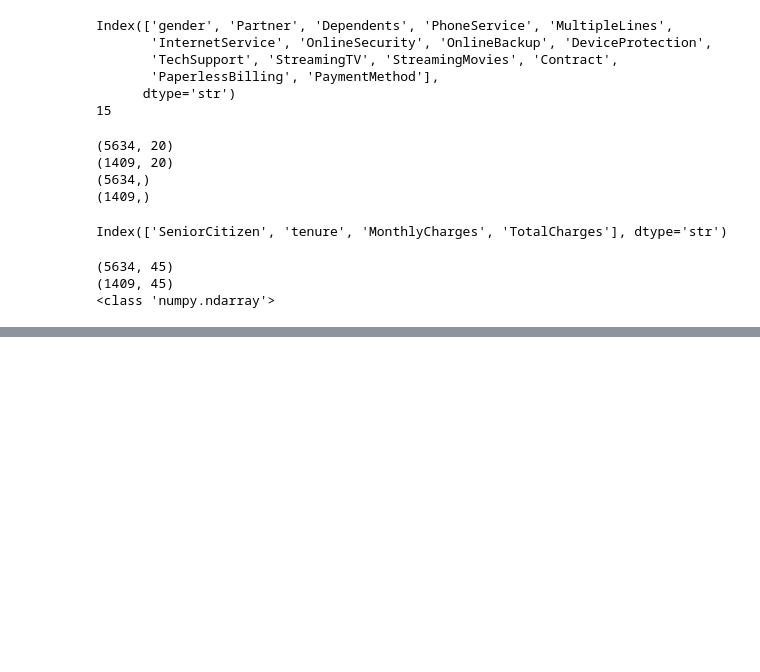
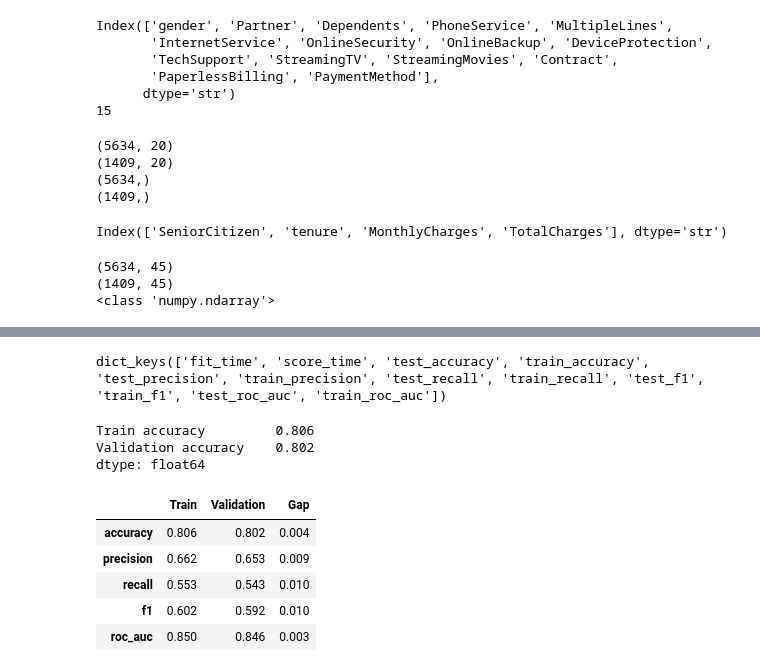
Before and after one commit to Maaahdi-Mohseni/customer-intelligence-platform, a Jupyter notebook: notebooks/01_data_exploration.ipynb, the cells around one changed output, grey strips where cells are left out. Saved outputs shown, nothing was run; the diff lists cells and outputs as text; code cells hidden in the pictures; blank space fills up the shorter version.

```diff
--- a/notebooks/01_data_exploration.ipynb
+++ b/notebooks/01_data_exploration.ipynb
@@ -353,0 +635,47 @@ print(type(x_train_processed))
+# %%
+cv_results = cross_validate(
+    pipeline,
+    x_train,
+    y_train,
+    cv=cv,
+    scoring=scoring,
+    n_jobs=-1,
+    return_train_score=True
+)
+# %%
+cv_results.keys()
+# %% [output]
+dict_keys(['fit_time', 'score_time', 'test_accuracy', 'train_accuracy', 'test_precision', 'train_precision', 'test_recall', 'train_recall', 'test_f1', 'train_f1', 'test_roc_auc', 'train_roc_auc'])
+# %%
+accuracy_comparison = {
+    "Train accuracy" : cv_results["train_accuracy"].mean(),
+    "Validation accuracy" : cv_results["test_accuracy"].mean()
+}
+pd.Series(accuracy_comparison).round(3)
+# %% [output]
+Train accuracy         0.806
+Validation accuracy    0.802
+dtype: float64
+# %%
+metrics = list(scoring.keys())
+
+performance_comparison = pd.DataFrame({
+    "Train" : [
+        cv_results[f"train_{metric}"].mean() for metric in metrics
+    ],
+     "Validation" : [
+            cv_results[f"test_{metric}"].mean() for metric in metrics
+        ],
+}, index=metrics)
+
+performance_comparison["Gap"] = (
+    performance_comparison["Train"] - performance_comparison["Validation"]
+)
+performance_comparison.round(3)
+# %% [output]
+|  | Train | Validation | Gap |
+| accuracy | 0.806 | 0.802 | 0.004 |
+| precision | 0.662 | 0.653 | 0.009 |
+| recall | 0.553 | 0.543 | 0.010 |
+| f1 | 0.602 | 0.592 | 0.010 |
+| roc_auc | 0.850 | 0.846 | 0.003 |
```
Also changed, not shown: parts of 35 cells of this notebook, 2 other files.
